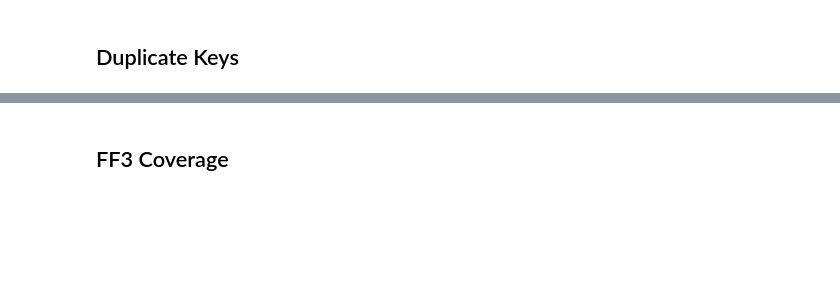
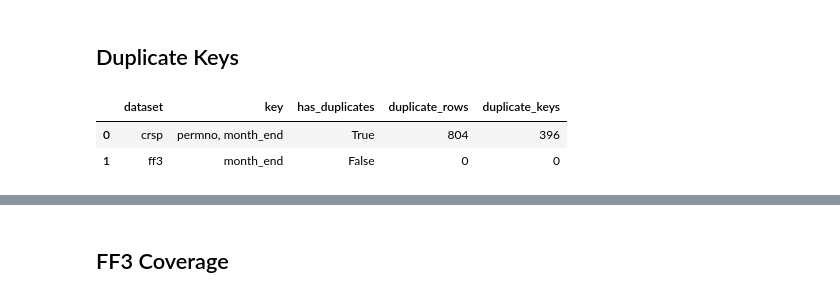
Before and after one commit to ZhaohaibeiLava/RL-Portfolio-Allocation, a Jupyter notebook: 04_sanity_check_wrds_extract.ipynb, the cells around one changed output, grey strips where cells are left out. Saved outputs shown, nothing was run; the diff lists cells and outputs as text; code cells hidden in the pictures; blank space fills up the shorter version.

```diff
--- a/04_sanity_check_wrds_extract.ipynb
+++ b/04_sanity_check_wrds_extract.ipynb
@@ -44,7 +49,9 @@ def read_parquet_file(path: Path) -> pd.DataFrame:
     return pd.read_parquet(path)
 
 
-def require_columns(df: pd.DataFrame, columns: Iterable[str], dataset_name: str) -> None:
+def require_columns(
+    df: pd.DataFrame, columns: Iterable[str], dataset_name: str
+) -> None:
     missing = sorted(set(columns).difference(df.columns))
     if missing:
         raise ValueError(
@@ -148,7 +155,9 @@ def compare_monthly_counts(
     comparison = crsp_counts.merge(membership_counts, on="month_end", how="outer")
     comparison = comparison.sort_values("month_end").reset_index(drop=True)
     comparison["crsp_count"] = comparison["crsp_count"].fillna(0).astype(int)
-    comparison["membership_count"] = comparison["membership_count"].fillna(0).astype(int)
+    comparison["membership_count"] = (
+        comparison["membership_count"].fillna(0).astype(int)
+    )
     comparison["crsp_minus_membership"] = (
         comparison["crsp_count"] - comparison["membership_count"]
     )
@@ -323,31 +391,35 @@ missingness
 # %%
 crsp_has_duplicates, crsp_duplicate_rows, crsp_duplicate_keys = duplicate_key_summary(
     crsp, ["permno", "month_end"]
 )
-ff3_has_duplicate_months, ff3_duplicate_rows, ff3_duplicate_months = duplicate_key_summary(
-    ff3, ["month_end"]
+ff3_has_duplicate_months, ff3_duplicate_rows, ff3_duplicate_months = (
+    duplicate_key_summary(ff3, ["month_end"])
 )
 
 duplicate_summary = pd.DataFrame(
     [
         {
             "dataset": "crsp",
             "key": "permno, month_end",
             "has_duplicates": crsp_has_duplicates,
             "duplicate_rows": crsp_duplicate_rows,
             "duplicate_keys": crsp_duplicate_keys,
         },
         {
             "dataset": "ff3",
             "key": "month_end",
             "has_duplicates": ff3_has_duplicate_months,
             "duplicate_rows": ff3_duplicate_rows,
             "duplicate_keys": ff3_duplicate_months,
         },
     ]
 )
 
 duplicate_summary
+# %% [output]
+|  | dataset | key | has_duplicates | duplicate_rows | duplicate_keys |
+| 0 | crsp | permno, month_end | True | 804 | 396 |
+| 1 | ff3 | month_end | False | 0 | 0 |
 # %%
 if crsp_has_duplicates:
     display(
```
Also changed, not shown: parts of 10 cells of this notebook, 1 other file.
